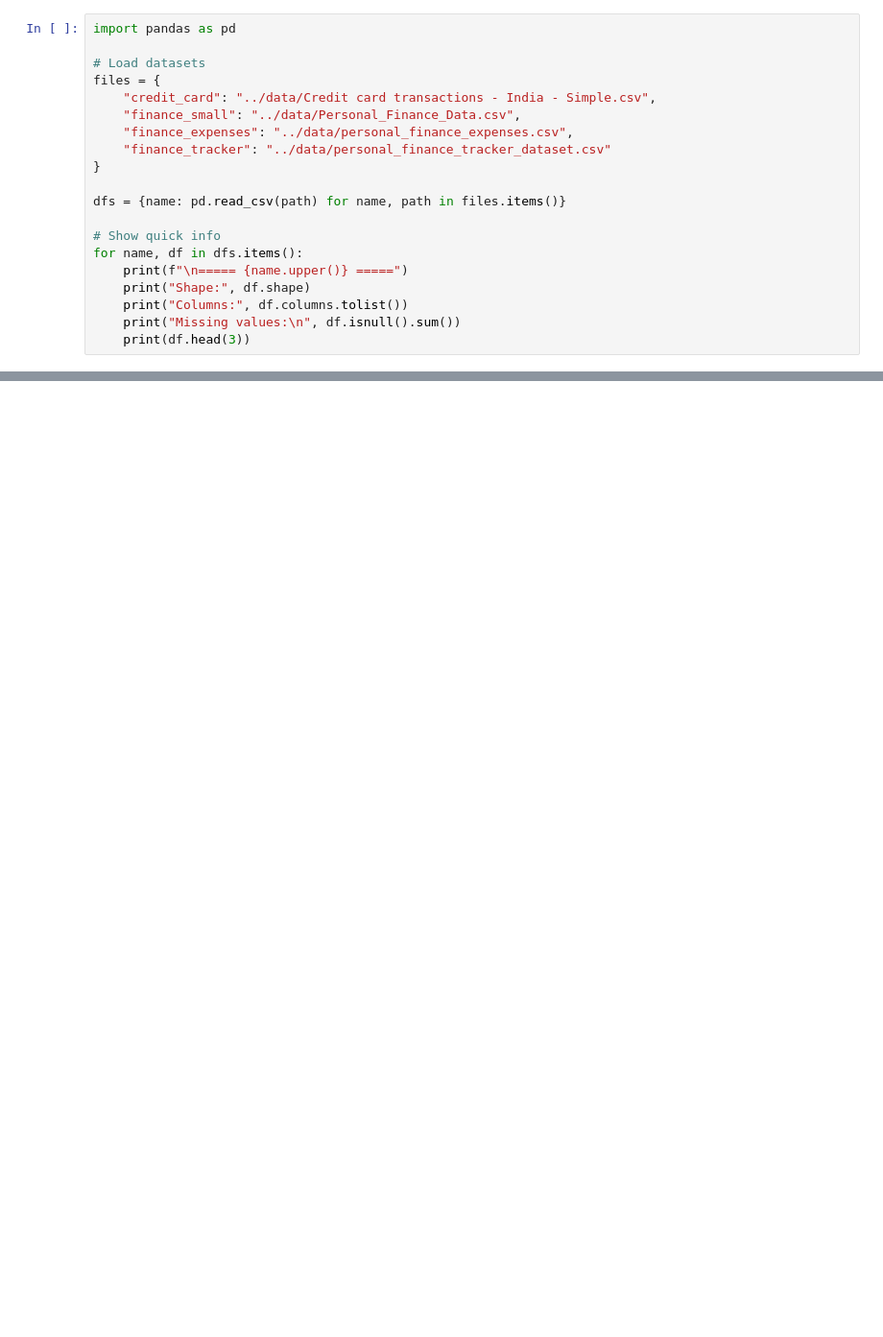
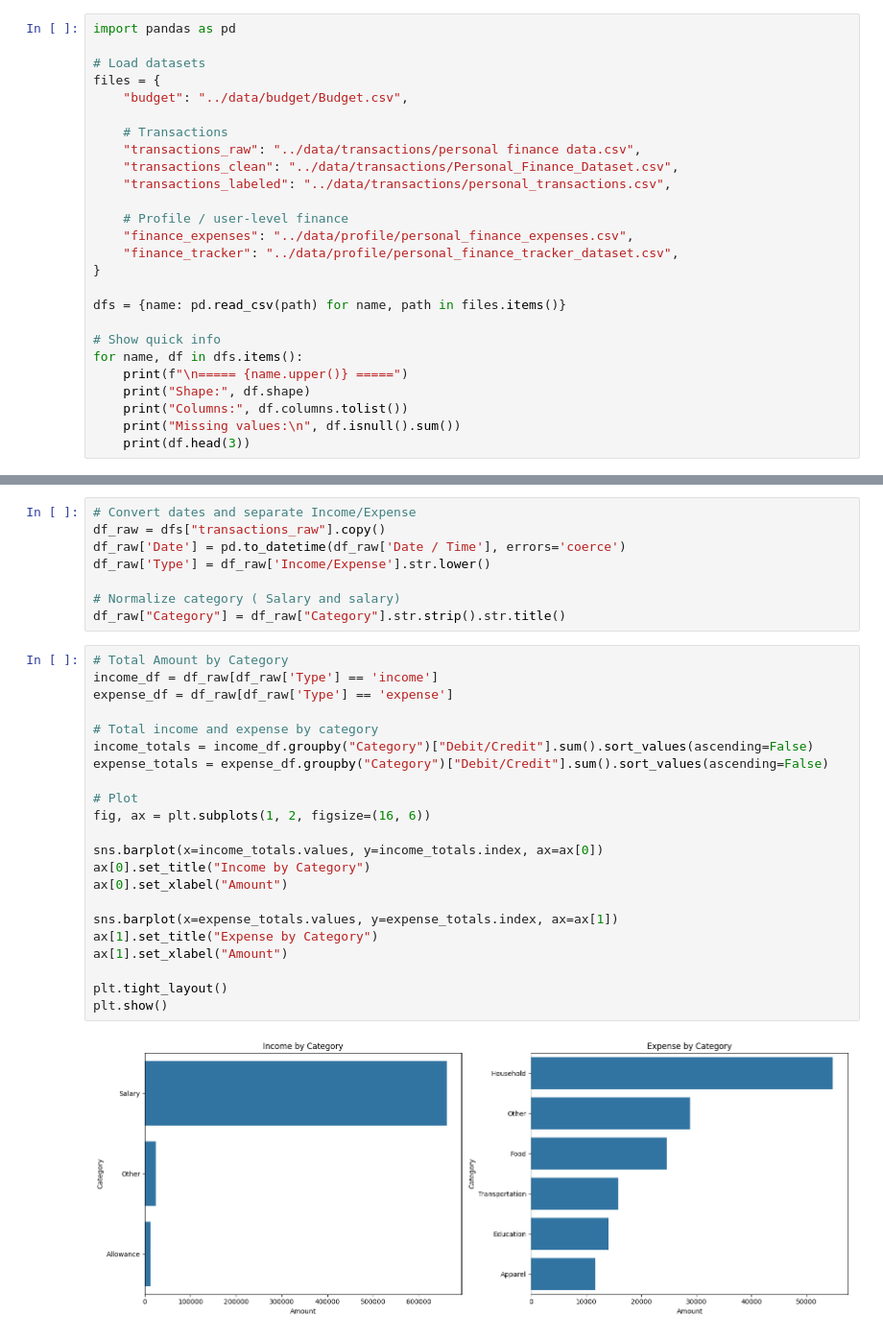
Before and after one commit to annangiv/personal_ai_financial_adviser, a Jupyter notebook: notebooks/01_data_exploration.ipynb, the cells around one changed output, grey strips where cells are left out. Shown at 96% size. Saved outputs shown, nothing was run; the diff lists cells and outputs as text; blank space fills up the shorter version.

Commit message:
added new data exploration for files

```diff
--- a/notebooks/01_data_exploration.ipynb
+++ b/notebooks/01_data_exploration.ipynb
@@ -3,10 +3,16 @@ import pandas as pd
 
 # Load datasets
 files = {
-    "credit_card": "../data/Credit card transactions - India - Simple.csv",
-    "finance_small": "../data/Personal_Finance_Data.csv",
-    "finance_expenses": "../data/personal_finance_expenses.csv",
-    "finance_tracker": "../data/personal_finance_tracker_dataset.csv"
+    "budget": "../data/budget/Budget.csv",
+
+    # Transactions
+    "transactions_raw": "../data/transactions/personal finance data.csv",
+    "transactions_clean": "../data/transactions/Personal_Finance_Dataset.csv",
+    "transactions_labeled": "../data/transactions/personal_transactions.csv",
+
+    # Profile / user-level finance
+    "finance_expenses": "../data/profile/personal_finance_expenses.csv",
+    "finance_tracker": "../data/profile/personal_finance_tracker_dataset.csv",
 }
 
 dfs = {name: pd.read_csv(path) for name, path in files.items()}
@@ -72,0 +113,32 @@ Unique City Tiers: ['Tier_1' 'Tier_2' 'Tier_3']
+# %%
+# Convert dates and separate Income/Expense
+df_raw = dfs["transactions_raw"].copy()
+df_raw['Date'] = pd.to_datetime(df_raw['Date / Time'], errors='coerce')
+df_raw['Type'] = df_raw['Income/Expense'].str.lower()
+
+# Normalize category ( Salary and salary)
+df_raw["Category"] = df_raw["Category"].str.strip().str.title()
+# %%
+# Total Amount by Category
+income_df = df_raw[df_raw['Type'] == 'income']
+expense_df = df_raw[df_raw['Type'] == 'expense']
+
+# Total income and expense by category
+income_totals = income_df.groupby("Category")["Debit/Credit"].sum().sort_values(ascending=False)
+expense_totals = expense_df.groupby("Category")["Debit/Credit"].sum().sort_values(ascending=False)
+
+# Plot
+fig, ax = plt.subplots(1, 2, figsize=(16, 6))
+
+sns.barplot(x=income_totals.values, y=income_totals.index, ax=ax[0])
+ax[0].set_title("Income by Category")
+ax[0].set_xlabel("Amount")
+
+sns.barplot(x=expense_totals.values, y=expense_totals.index, ax=ax[1])
+ax[1].set_title("Expense by Category")
+ax[1].set_xlabel("Amount")
+
+plt.tight_layout()
+plt.show()
+# %% [output]
+[figure, added]
```
Also changed, not shown: parts of 36 cells of this notebook, 2 other files.
